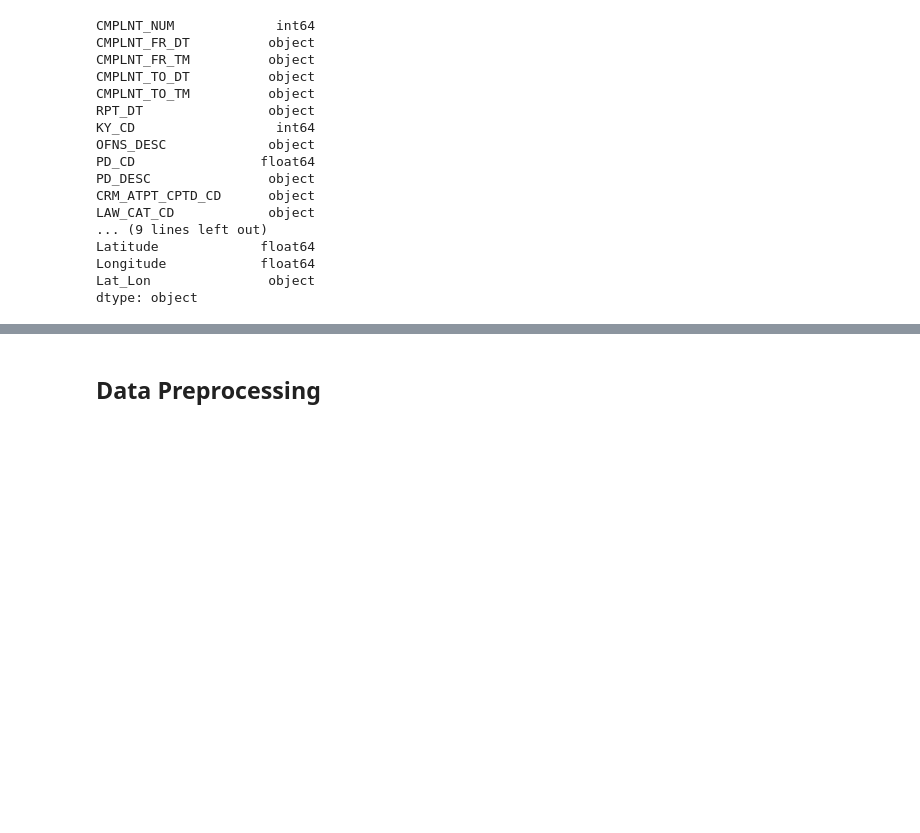
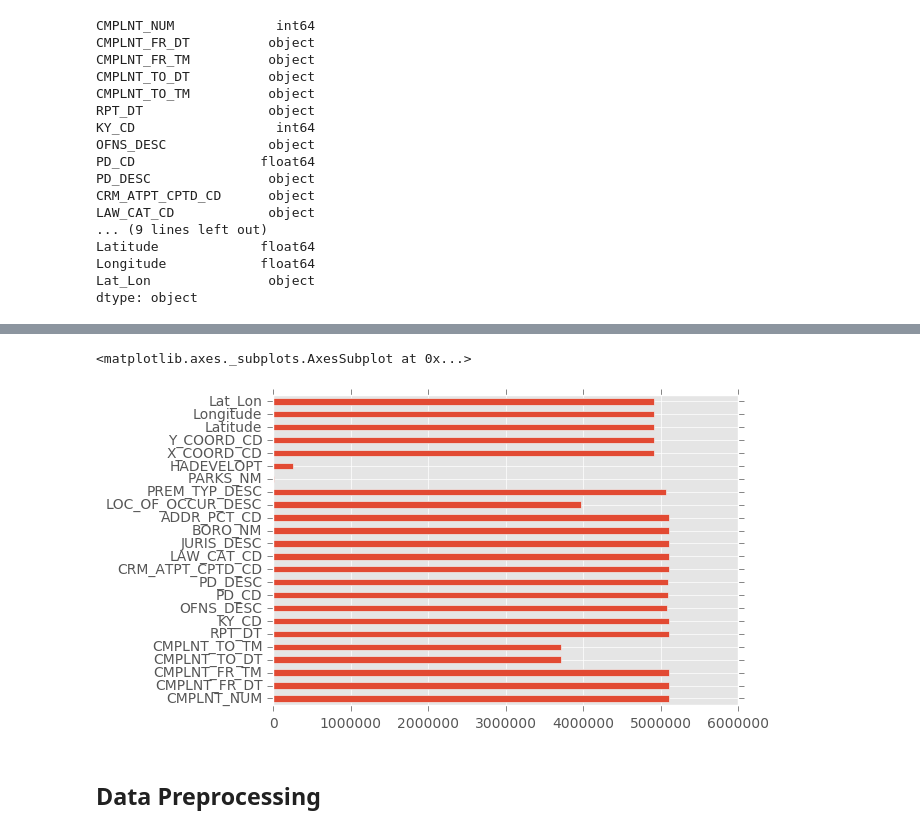
Before and after one commit to ave-u/big-data-analytics, a Jupyter notebook: crime_data_processing.ipynb, the cells around one changed output, grey strips where cells are left out. Drawn from its saved outputs; the diff is of its cells as text; code cells hidden in the pictures; blank space fills up the shorter version.

Commit message:
add data summary & relation plot

```diff
--- a/crime_data_processing.ipynb
+++ b/crime_data_processing.ipynb
@@ -40,0 +46,3 @@ dtype: object
+# %%
+notnullCount = df.count()
+notnullCount
@@ -41,3 +67,8 @@ dtype: object
+# %%
+notnullCount.plot(kind='barh')
+# %% [output]
+<matplotlib.axes._subplots.AxesSubplot at 0x...>
+[figure, added]
 # %% [markdown]
 ## Data Preprocessing
 # %%
```
Also changed, not shown: parts of 8 cells of this notebook.
